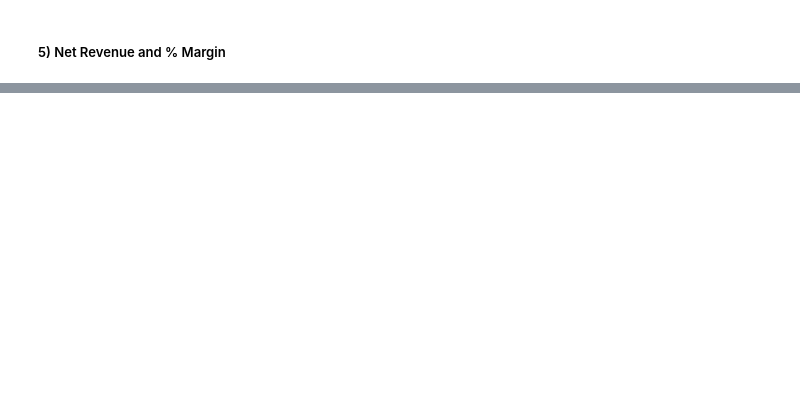
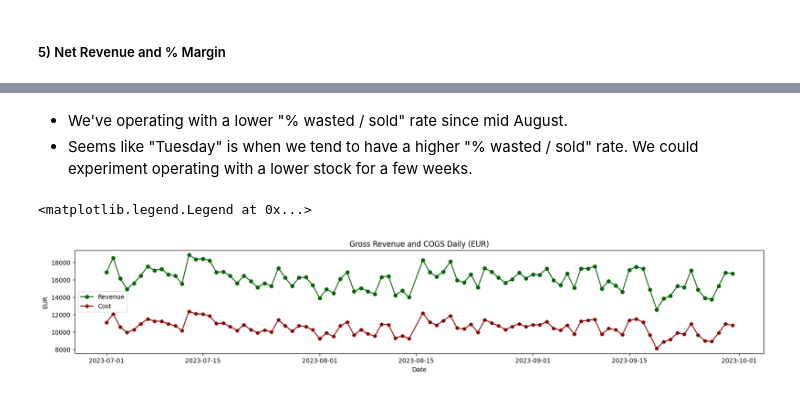
Before and after one commit to jsamu1994/data-challenge-jan-2024, a Jupyter notebook: python_files/exploring_dataset_1.ipynb, the cells around one changed output, grey strips where cells are left out. Drawn from its saved outputs; the diff is of its cells as text; code cells hidden in the pictures; blank space fills up the shorter version.

```diff
--- a/python_files/exploring_dataset_1.ipynb
+++ b/python_files/exploring_dataset_1.ipynb
@@ -195,0 +220,22 @@ df_revenue_grouped.head(20)
+# %% [markdown]
+* We've operating with a lower "% wasted / sold" rate since mid August.
+* Seems like "Tuesday" is when we tend to have a higher "% wasted / sold" rate. We could experiment operating with a lower stock for a few weeks.
+# %%
+#### Gross Revenue & Cost Daily
+df_revenue_daily = df1[["Time","Price before Discount (includ. VAT) (EUR)","Discount Value (EUR)","Item COGS (net VAT) (EUR)"]].copy().rename(columns={"Price before Discount (includ. VAT) (EUR)": "Gross Revenue",
+                                                                                                                                                   "Discount Value (EUR)": "Discount",
+                                                                                                                                                   "Item COGS (net VAT) (EUR)": "Cost"})
+df_revenue_daily = df_revenue_daily.groupby('Time').sum().reset_index()
+df_revenue_daily
+
+plt.figure(figsize=(20,3))
+plt.plot(df_revenue_daily ["Time"], df_revenue_daily ["Gross Revenue"], marker = "h", color = "darkgreen")
+plt.plot(df_revenue_daily ["Time"], df_revenue_daily ["Cost"], marker = "p", color = "darkred")
+# plt.plot(df_revenue_daily ["Time"], df_revenue_daily ["Discount"], marker = "*", color = "black")
+plt.ylabel('EUR')
+plt.xlabel('Date')
+plt.title("Gross Revenue and COGS Daily (EUR)")
+plt.legend(["Revenue","Cost"])
+# %% [output]
+<matplotlib.legend.Legend at 0x...>
+[figure, added]
```
Also changed, not shown: parts of 9 cells of this notebook.
